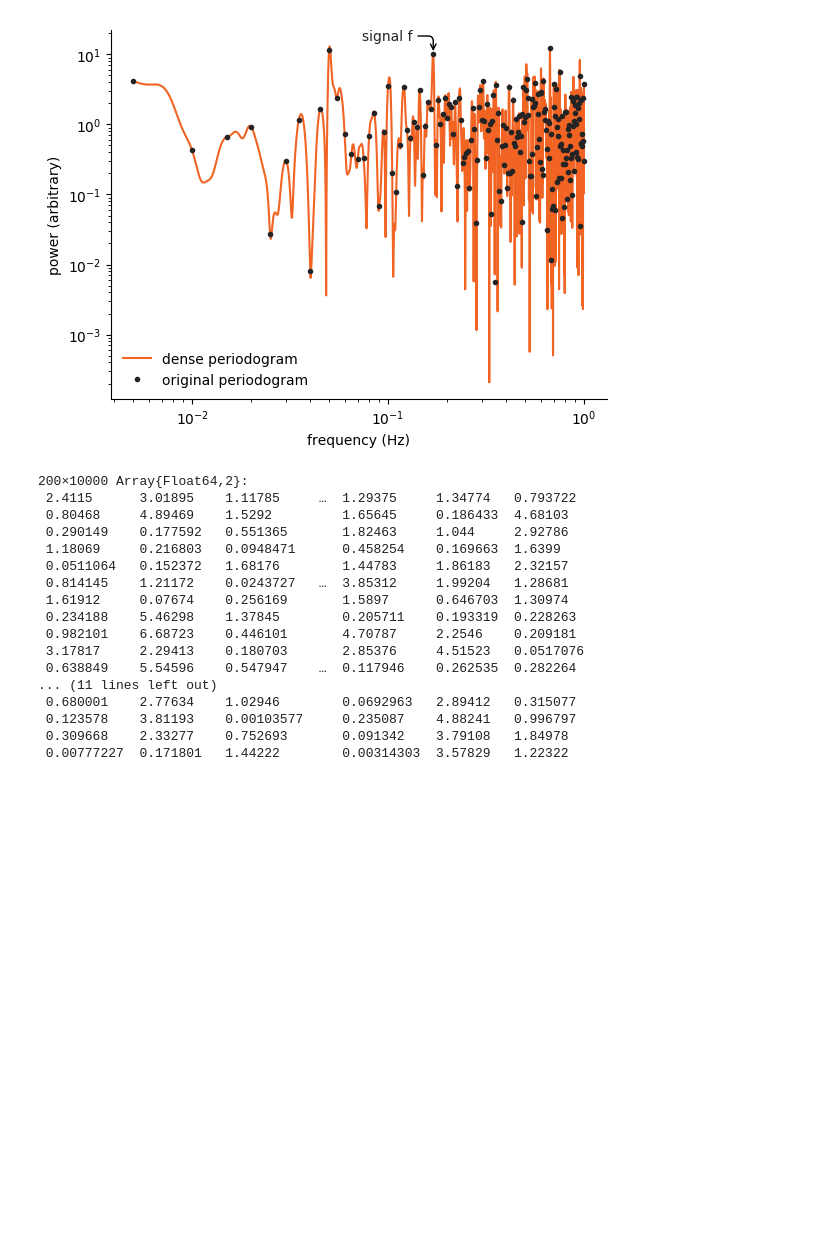
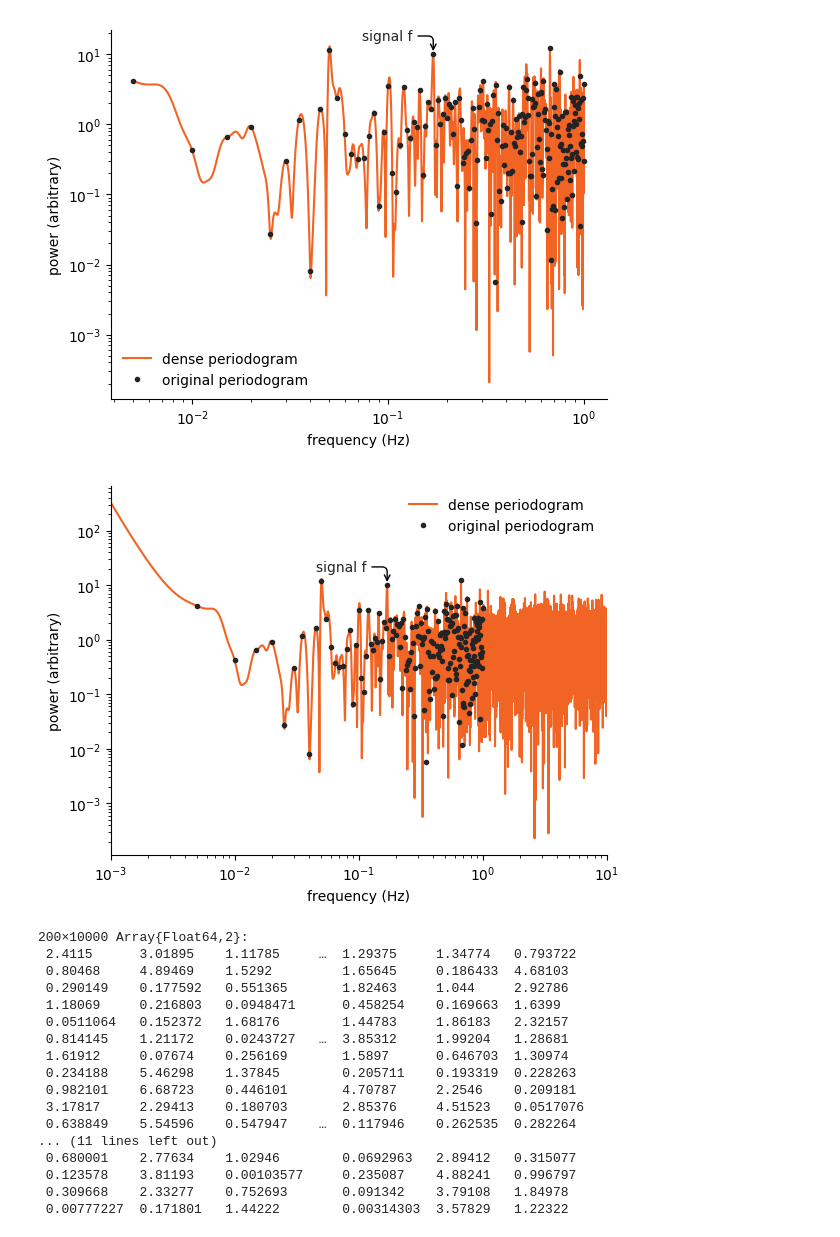
Before and after one commit to rawlik/rawlik-phd-thesis, a Jupyter notebook: calculations/alp_plots.ipynb, the cells around one changed output. Drawn from its saved outputs; the diff is of its cells as text; code cells hidden in the pictures; blank space fills up the shorter version.

```diff
--- a/calculations/alp_plots.ipynb
+++ b/calculations/alp_plots.ipynb
@@ -165,6 +169,42 @@ savefig("../gfx/axions/basic_periodogram_loglog.pdf")
 # ylim(ymax = 0.155)
 # %% [output]
 [figure]
+# %%
+# densefreqs = logspace(log10.(extrema(freqs))..., 10000)
+densefreqs = logspace(-3, 1, 10000)
+
+p = periodogramLSSA(freqs, as, R)
+
+plot(densefreqs, periodogramLSSA(densefreqs, as, R), color = "C6", label = "dense periodogram")
+plot(freqs, p, ".", label = "original periodogram")
+
+annotate("signal f", color = "C0",
+         xy=(realf, 1.01 * p[irealf]), xycoords="data",
+         xytext=(-15, 10), textcoords="offset points",
+         horizontalalignment = "right",
+         arrowprops = Dict("arrowstyle" => "->",
+                           "connectionstyle" => "angle,angleA=0,angleB=90,rad=5"))
+
+# axvline(realf)
+# axvline(2realf)
+# axvline(3realf)
+# axvline(4realf)
+
+xlabel("frequency (Hz)")
+ylabel("power (arbitrary)")
+
+xscale("log")
+yscale("log")
+
+margins(x = 0)
+
+legend()
+
+savefig("../gfx/axions/basic_periodogram_loglog.pdf")
+
+# ylim(ymax = 0.155)
+# %% [output]
+[figure, added]
 # %%
 nullperiodograms = mcperiodograms(as, freqs, 0, realf, mcmultiplicity = 10000, fitoffsets = false, simjumpsize = 0)
 # %% [output]
```
Also changed, not shown: parts of 7 cells of this notebook, 6 other files.
